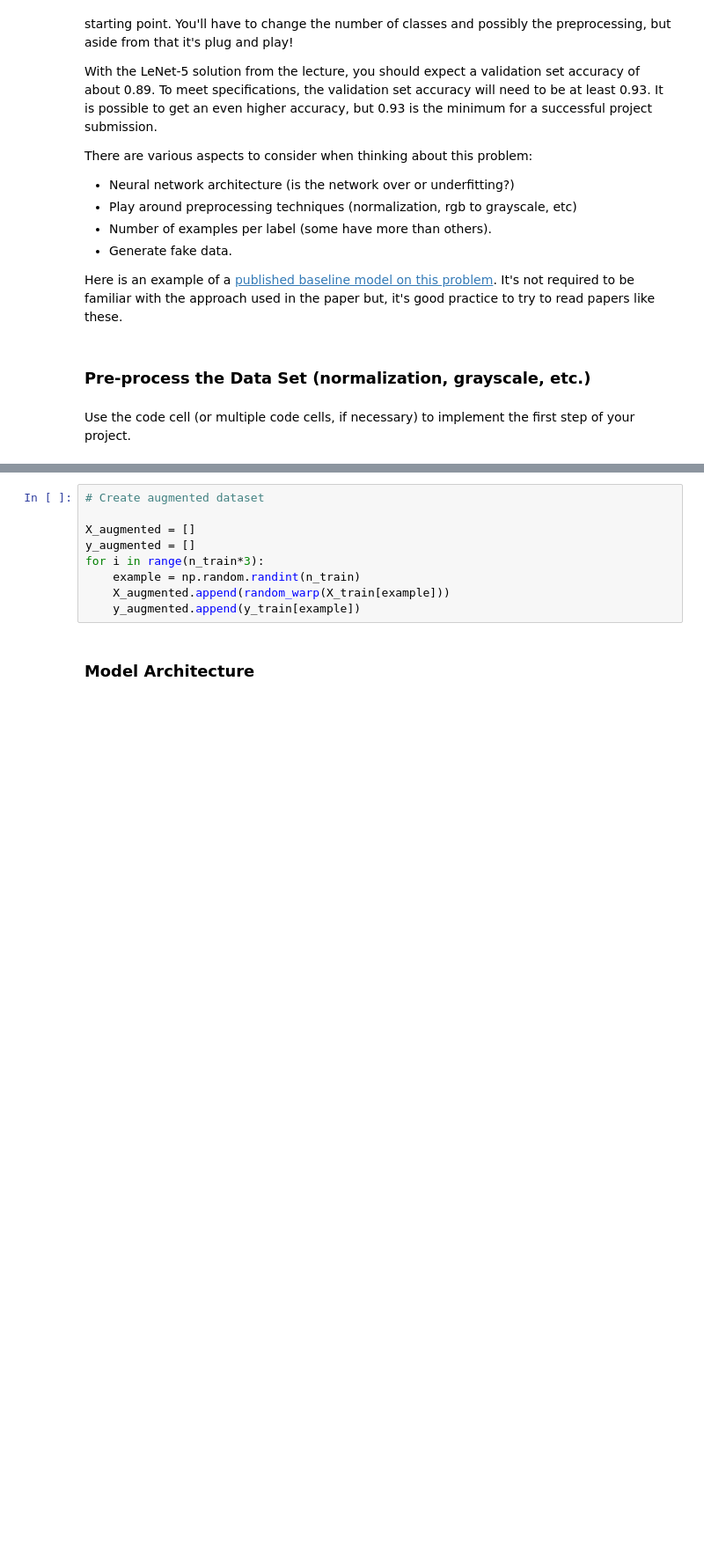
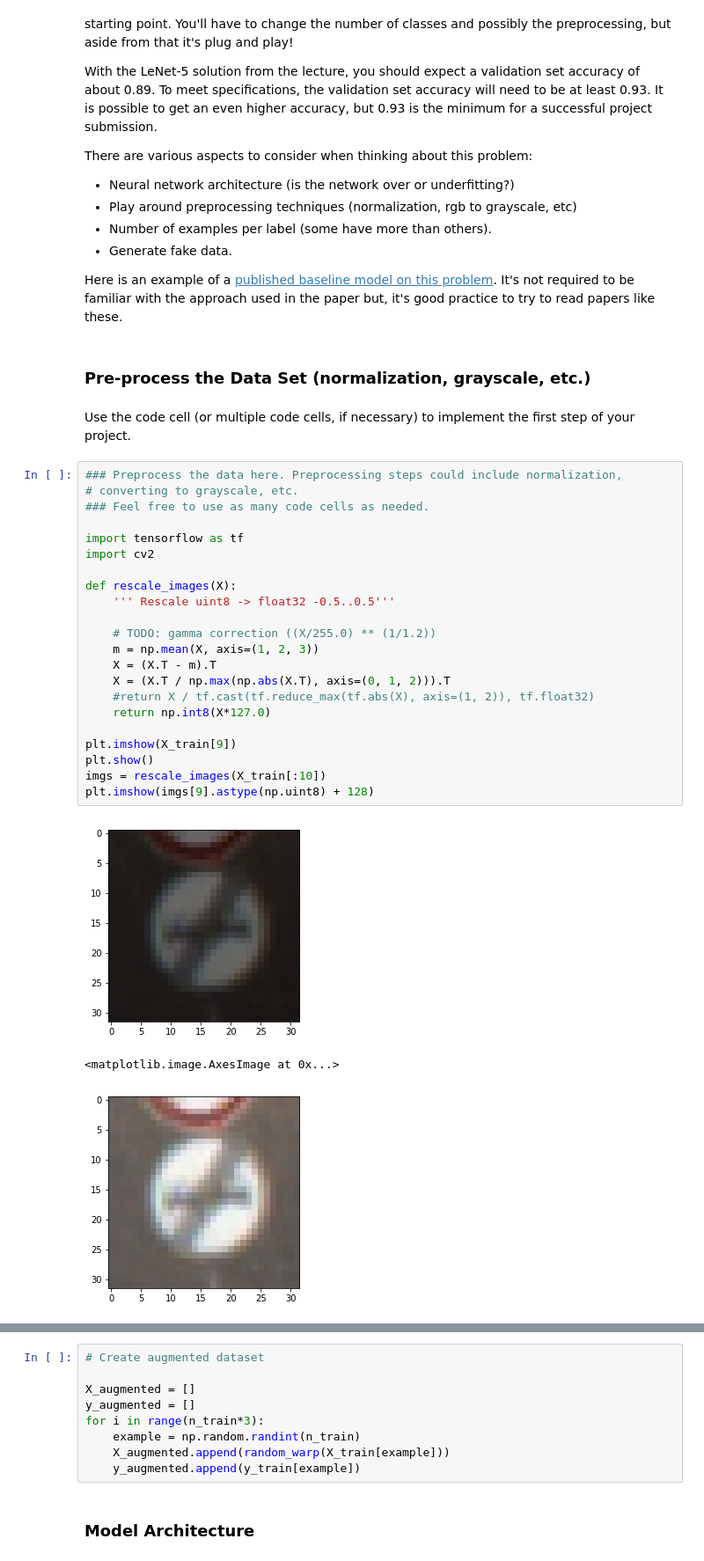
Before and after one commit to a1k0n/CarND-Traffic-Sign-Classifier-Project, a Jupyter notebook: Traffic_Sign_Classifier.ipynb, the cells around one changed output, grey strips where cells are left out. Shown at 88% size. Saved outputs shown, nothing was run; the diff lists cells and outputs as text; blank space fills up the shorter version.

```diff
--- a/Traffic_Sign_Classifier.ipynb
+++ b/Traffic_Sign_Classifier.ipynb
@@ -141,3 +141,29 @@ Here is an example of a [published baseline model on this problem](http://yann.l
 ### Pre-process the Data Set (normalization, grayscale, etc.)
 # %% [markdown]
 Use the code cell (or multiple code cells, if necessary) to implement the first step of your project.
+# %%
+### Preprocess the data here. Preprocessing steps could include normalization,
+# converting to grayscale, etc.
+### Feel free to use as many code cells as needed.
+
+import tensorflow as tf
+import cv2
+
+def rescale_images(X):
+    ''' Rescale uint8 -> float32 -0.5..0.5'''
+
+    # TODO: gamma correction ((X/255.0) ** (1/1.2))
+    m = np.mean(X, axis=(1, 2, 3))
+    X = (X.T - m).T
+    X = (X.T / np.max(np.abs(X.T), axis=(0, 1, 2))).T
+    #return X / tf.cast(tf.reduce_max(tf.abs(X), axis=(1, 2)), tf.float32)
+    return np.int8(X*127.0)
+
+plt.imshow(X_train[9])
+plt.show()
+imgs = rescale_images(X_train[:10])
+plt.imshow(imgs[9].astype(np.uint8) + 128)
+# %% [output]
+[figure, added]
+<matplotlib.image.AxesImage at 0x...>
+[figure, added]
```
Also changed, not shown: parts of 7 cells of this notebook.
